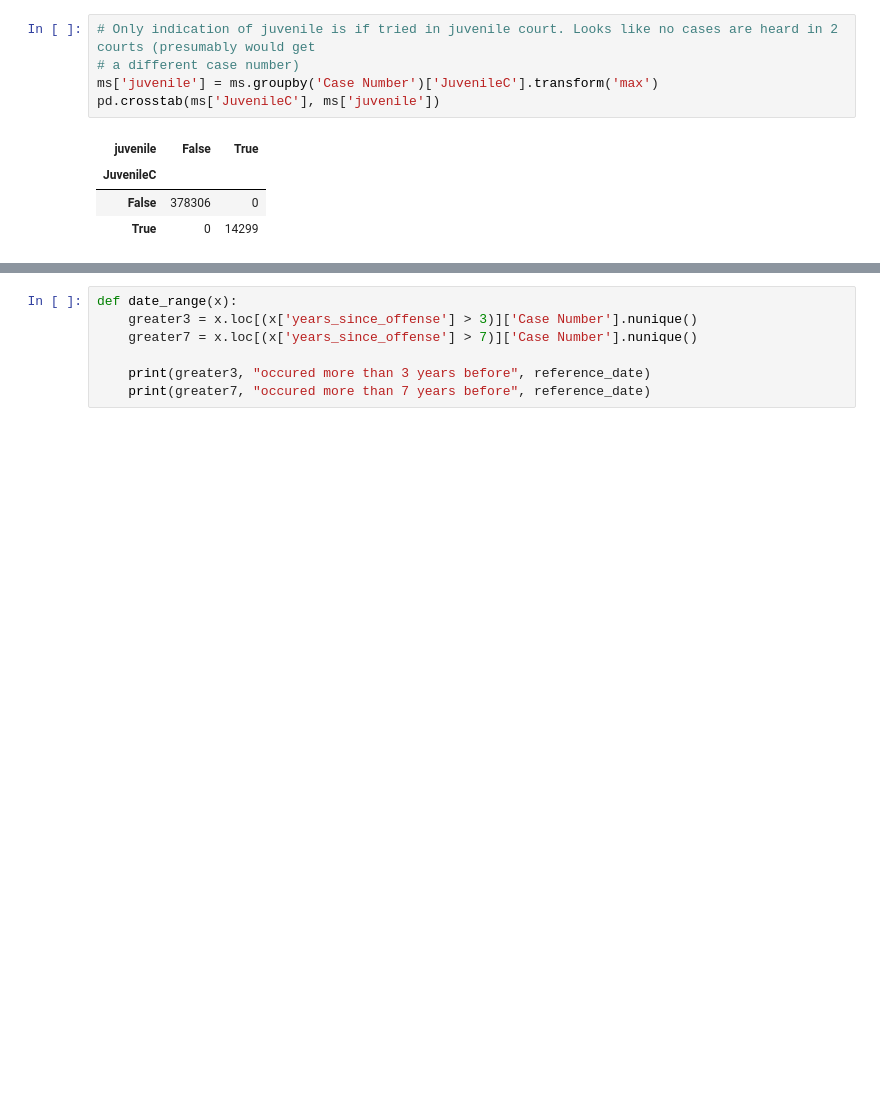
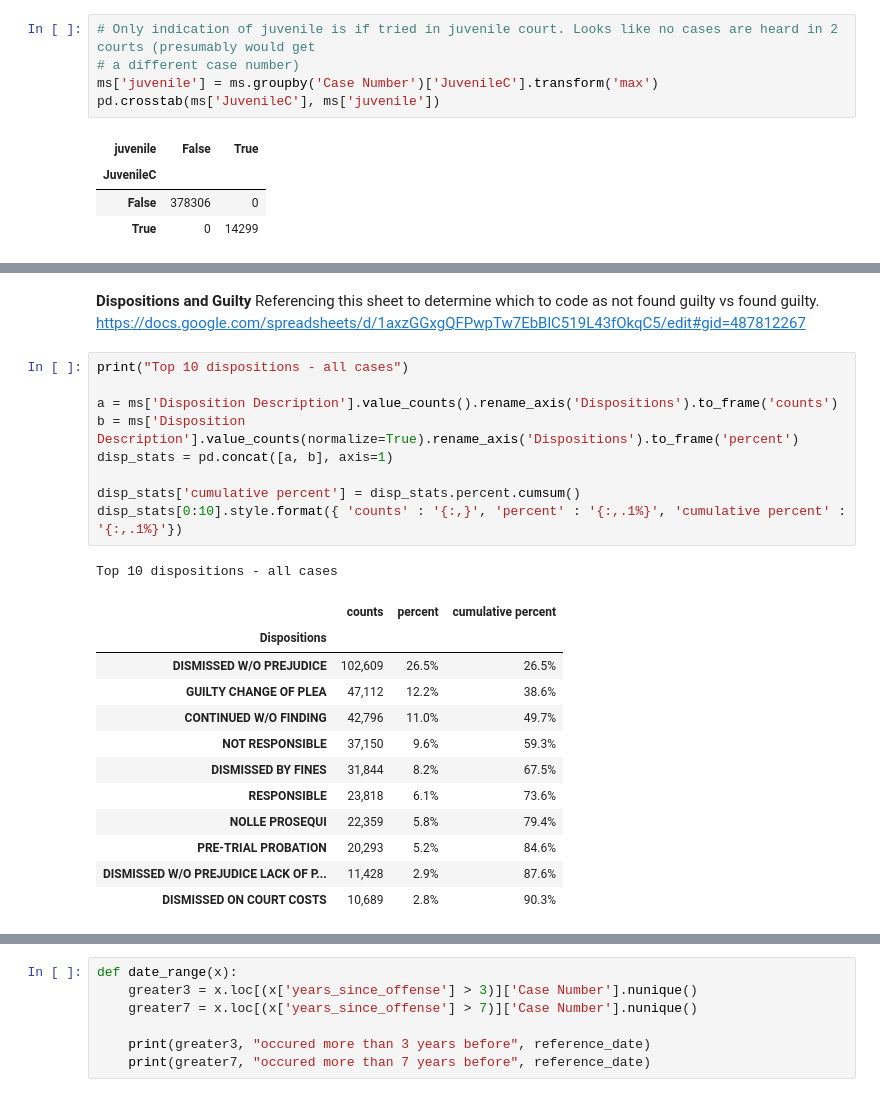
Before and after one commit to codeforboston/clean-slate-data, a Jupyter notebook: analyses/notebooks/How many expungable-Middlesex.ipynb, the cells around one changed output, grey strips where cells are left out. Drawn from its saved outputs; the diff is of its cells as text; blank space fills up the shorter version.

```diff
--- a/analyses/notebooks/How many expungable-Middlesex.ipynb
+++ b/analyses/notebooks/How many expungable-Middlesex.ipynb
@@ -198 +279,28 @@ Name: Incident_Guilty, dtype: float64
+# %% [markdown]
+**Dispositions and Guilty**
+Referencing this sheet to determine which to code as not found guilty vs found guilty.
+https://docs.google.com/spreadsheets/d/1axzGGxgQFPwpTw7EbBlC519L43fOkqC5/edit#gid=487812267
+# %%
+print("Top 10 dispositions - all cases")
+
+a = ms['Disposition Description'].value_counts().rename_axis('Dispositions').to_frame('counts')
+b = ms['Disposition Description'].value_counts(normalize=True).rename_axis('Dispositions').to_frame('percent')
+disp_stats = pd.concat([a, b], axis=1)
+
+disp_stats['cumulative percent'] = disp_stats.percent.cumsum()
+disp_stats[0:10].style.format({ 'counts' : '{:,}', 'percent' : '{:,.1%}', 'cumulative percent' : '{:,.1%}'})
+# %% [output]
+Top 10 dispositions - all cases
+|  | counts | percent | cumulative percent |
+| Dispositions |  |  |  |
+| DISMISSED W/O PREJUDICE | 102,609 | 26.5% | 26.5% |
+| GUILTY CHANGE OF PLEA | 47,112 | 12.2% | 38.6% |
+| CONTINUED W/O FINDING | 42,796 | 11.0% | 49.7% |
+| NOT RESPONSIBLE | 37,150 | 9.6% | 59.3% |
+| DISMISSED BY FINES | 31,844 | 8.2% | 67.5% |
+| RESPONSIBLE | 23,818 | 6.1% | 73.6% |
+| NOLLE PROSEQUI | 22,359 | 5.8% | 79.4% |
+| PRE-TRIAL PROBATION | 20,293 | 5.2% | 84.6% |
+| DISMISSED W/O PREJUDICE LACK OF P... | 11,428 | 2.9% | 87.6% |
+| DISMISSED ON COURT COSTS | 10,689 | 2.8% | 90.3% |
 # %%
```
Also changed, not shown: parts of 29 cells of this notebook, 1 other file.
